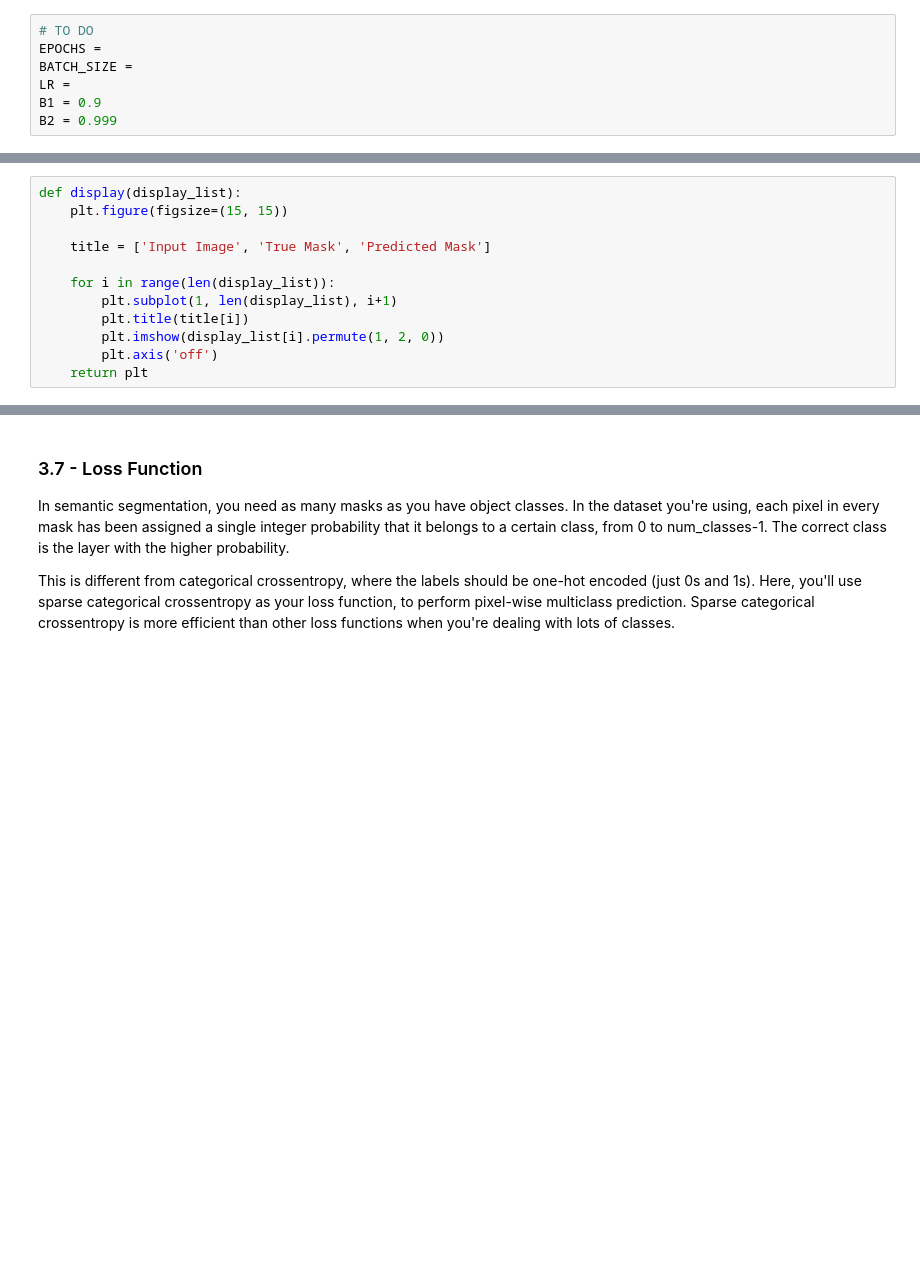
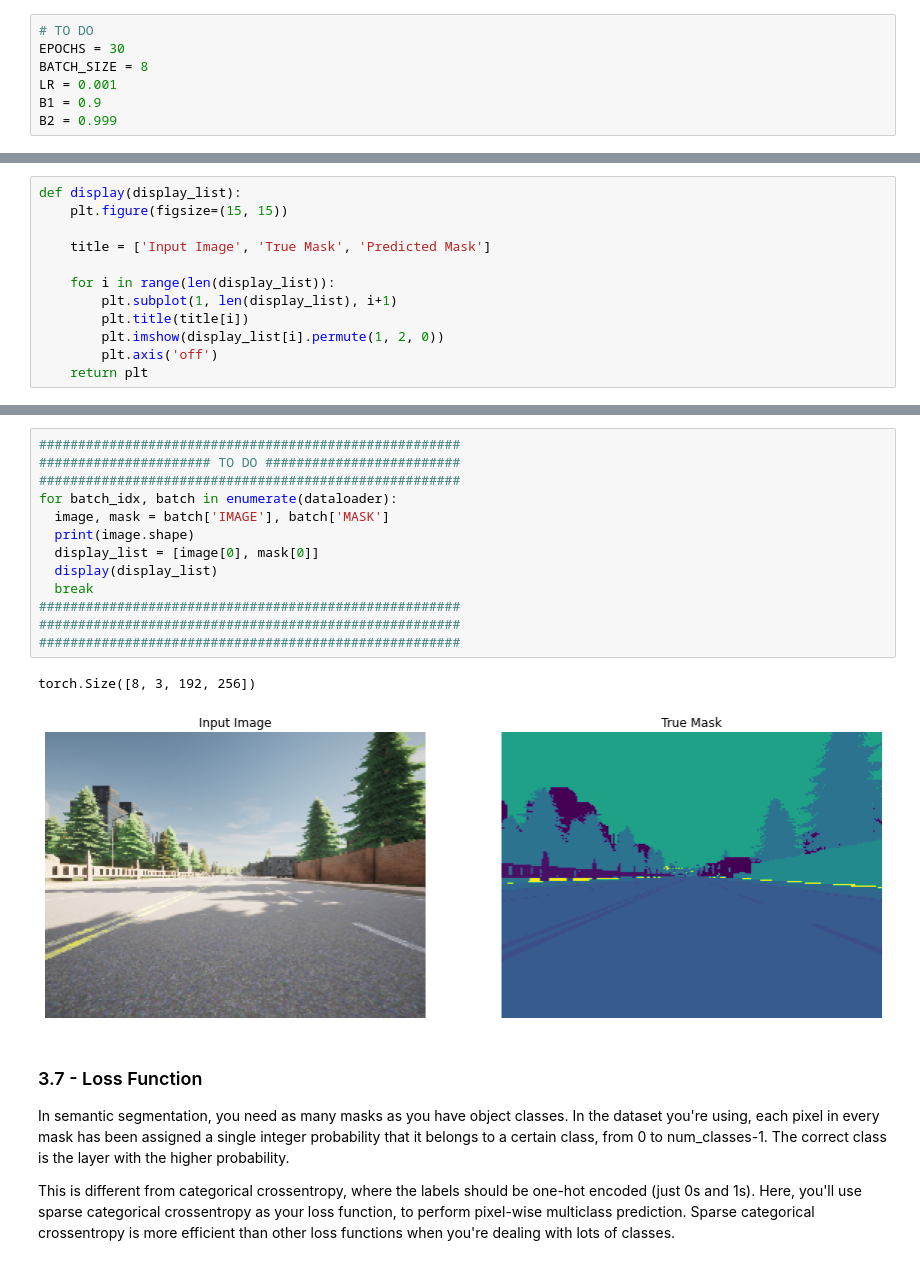
Before and after one commit to nothatcreative5/CE719-Deep-Learning, a Jupyter notebook: assignment 2/Practical/U_Net_Segmentation.ipynb, the cells around one changed output, grey strips where cells are left out. Drawn from its saved outputs; the diff is of its cells as text; blank space fills up the shorter version.

```diff
--- a/assignment 2/Practical/U_Net_Segmentation.ipynb
+++ b/assignment 2/Practical/U_Net_Segmentation.ipynb
@@ -159,9 +159,9 @@ class Segmentation_Dataset(Dataset):
 ### 2.3 - Hyper-parameters and Optimizer
 # %%
 # TO DO
-EPOCHS =
-BATCH_SIZE =
-LR =
+EPOCHS = 30
+BATCH_SIZE = 8
+LR = 0.001
 B1 = 0.9
 B2 = 0.999
 # %% [markdown]
@@ -419,3 +473,19 @@ def display(display_list):
+# %%
+######################################################
+###################### TO DO #########################
+######################################################
+for batch_idx, batch in enumerate(dataloader):
+  image, mask = batch['IMAGE'], batch['MASK']
+  print(image.shape)
+  display_list = [image[0], mask[0]]
+  display(display_list)
+  break
+######################################################
+######################################################
+######################################################
+# %% [output]
+torch.Size([8, 3, 192, 256])
+[figure, added]
 # %% [markdown]
 <a name='3-7'></a>
 ### 3.7 - Loss Function
```
Also changed, not shown: parts of 16 cells of this notebook.
